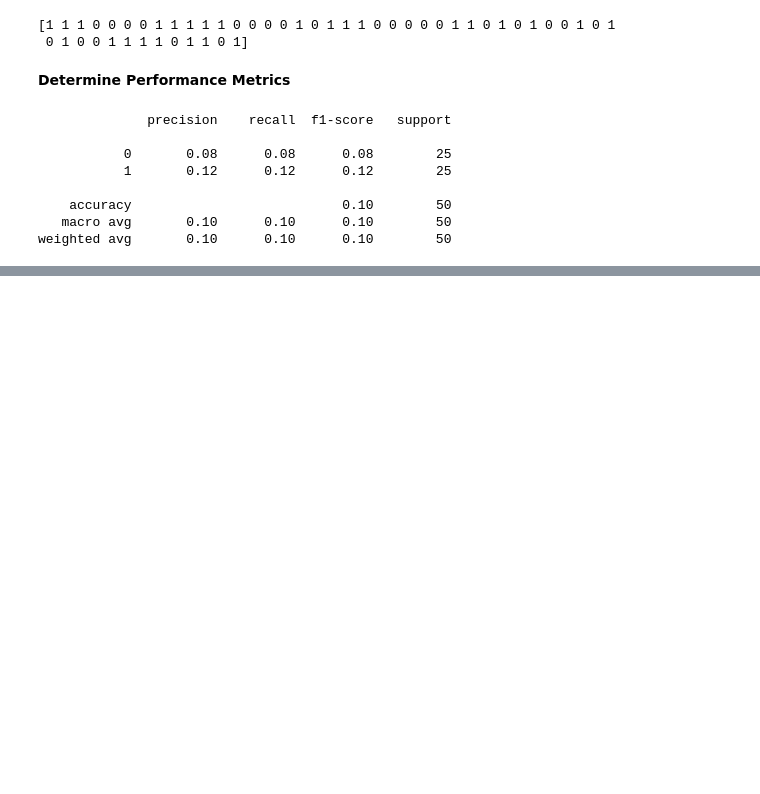
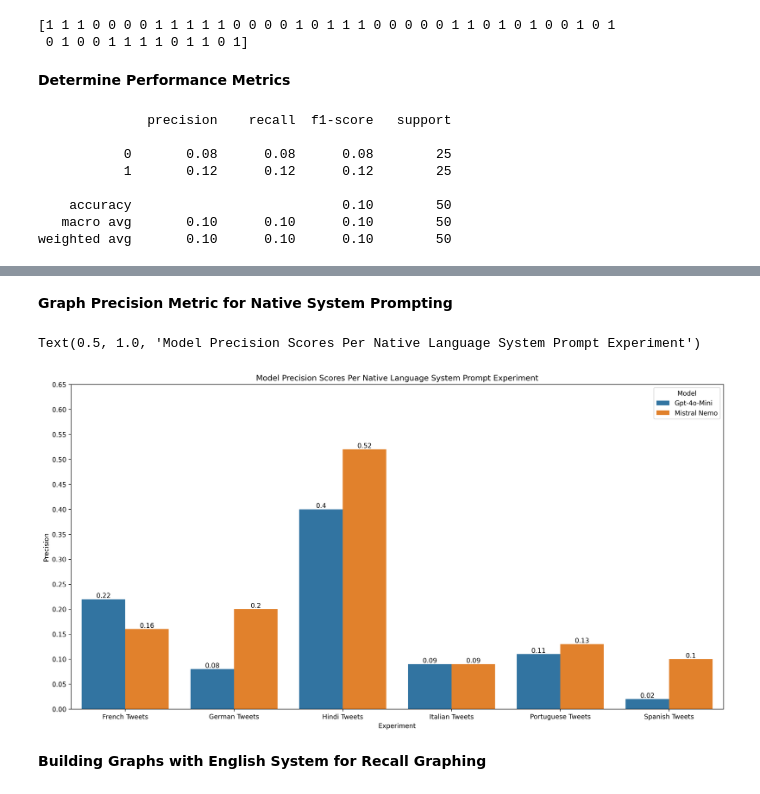
Before and after one commit to GoodGuyGregory/llm-psu-assignment-3, a Jupyter notebook: Assignment_3.ipynb, the cells around one changed output, grey strips where cells are left out. Saved outputs shown, nothing was run; the diff lists cells and outputs as text; code cells hidden in the pictures; blank space fills up the shorter version.

```diff
--- a/Assignment_3.ipynb
+++ b/Assignment_3.ipynb
@@ -2246,0 +2477,20 @@ weighted avg       0.10      0.10      0.10        50
+# %% [markdown]
+**Graph Precision Metric for Native System Prompting**
+# %%
+import numpy as np
+import matplotlib.pyplot as plt
+import seaborn as sns
+
+plt.figure(figsize=(18,9 ), dpi=300)
+y_range = np.arange(0.0,0.7,0.05)
+
+ax = sns.barplot(data=df_precision_native_lang, x=df_precision_native_lang['Experiment'], y=df_precision_native_lang['Precision'], hue=df_precision_native_lang['Model'])
+ax.bar_label(ax.containers[0], fontsize=10);
+ax.bar_label(ax.containers[1], fontsize=10);
+plt.yticks(ticks=y_range)
+plt.title('Model Precision Scores Per Native Language System Prompt Experiment')
+# %% [output]
+Text(0.5, 1.0, 'Model Precision Scores Per Native Language System Prompt Experiment')
+[figure, added]
+# %% [markdown]
+**Building Graphs with English System for Recall Graphing**
```
Also changed, not shown: parts of 25 cells of this notebook.
